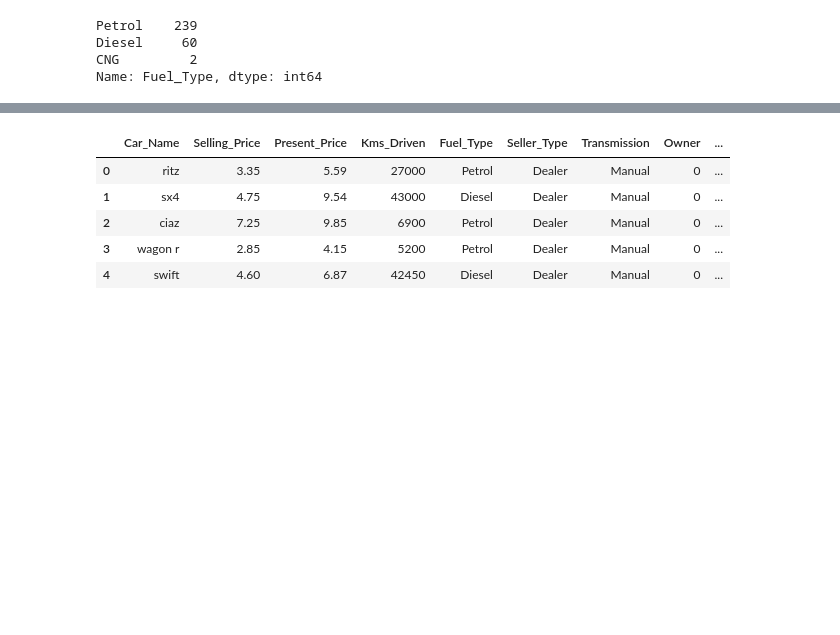
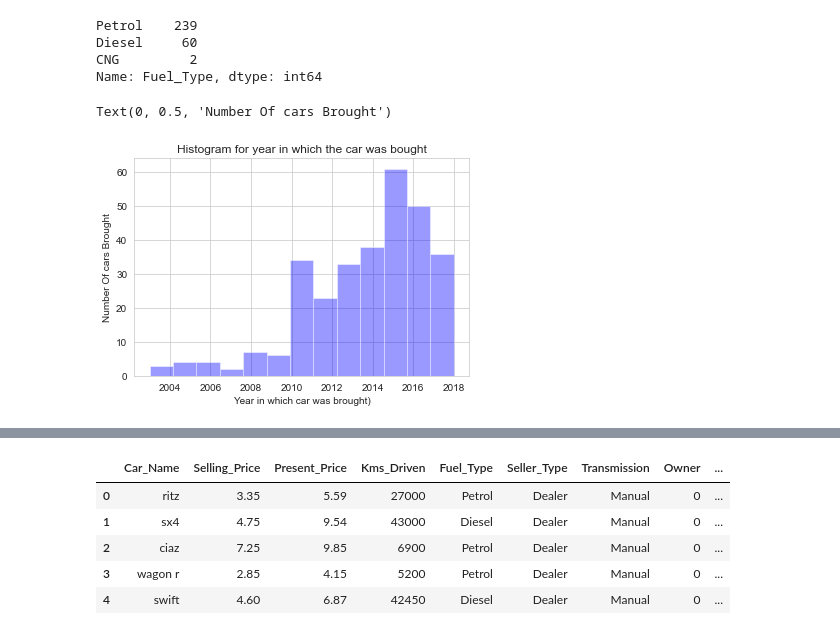
Before and after one commit to abhiraturi/Car_Prediction, a Jupyter notebook: IDS_Car_Dekho_Assignment.ipynb, the cells around one changed output, grey strips where cells are left out. Saved outputs shown, nothing was run; the diff lists cells and outputs as text; code cells hidden in the pictures; blank space fills up the shorter version.

```diff
--- a/IDS_Car_Dekho_Assignment.ipynb
+++ b/IDS_Car_Dekho_Assignment.ipynb
@@ -126,3 +126,12 @@ Petrol    239
 Diesel     60
 CNG         2
 Name: Fuel_Type, dtype: int64
+# %%
+#Histogram for year in which the car was bought
+sns.distplot(df['Year'], kde=False, color='blue')
+plt.title('Histogram for year in which the car was bought', fontsize=12)
+plt.xlabel('Year in which car was brought)', fontsize=10)
+plt.ylabel('Number Of cars Brought', fontsize=10)
+# %% [output]
+Text(0, 0.5, 'Number Of cars Brought')
+[figure, added]
```
Also changed, not shown: parts of 18 cells of this notebook.
